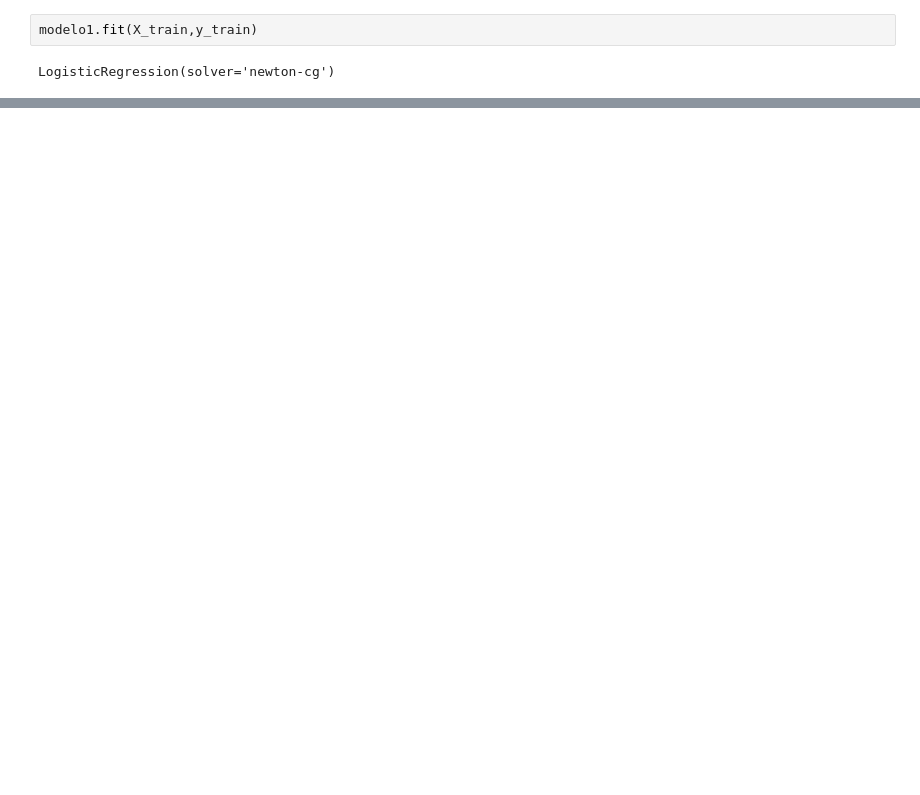
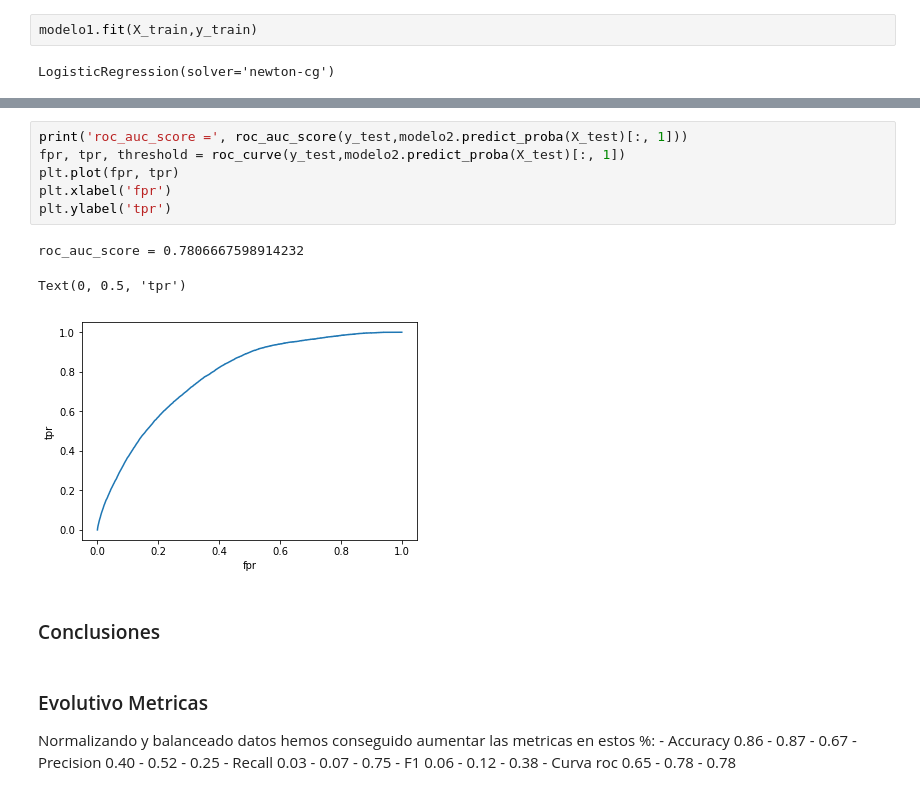
Before and after one commit to romayana/Financial-Product-Sales-Forecast-Model, a Jupyter notebook: Python Codes/Estado del Arte.ipynb, the cells around one changed output, grey strips where cells are left out. Drawn from its saved outputs; the diff is of its cells as text; blank space fills up the shorter version.

```diff
--- a/Python Codes/Estado del Arte.ipynb
+++ b/Python Codes/Estado del Arte.ipynb
@@ -365,0 +490,21 @@ Text(0, 0.5, 'tpr')
+# %%
+print('roc_auc_score =', roc_auc_score(y_test,modelo2.predict_proba(X_test)[:, 1]))
+fpr, tpr, threshold = roc_curve(y_test,modelo2.predict_proba(X_test)[:, 1])
+plt.plot(fpr, tpr)
+plt.xlabel('fpr')
+plt.ylabel('tpr')
+# %% [output]
+roc_auc_score = 0.7806667598914232
+Text(0, 0.5, 'tpr')
+[figure, added]
+# %% [markdown]
+### Conclusiones
+# %% [markdown]
+### Evolutivo Metricas
+
+Normalizando y balanceado datos hemos conseguido aumentar las metricas en estos %:
+    - Accuracy  0.86 - 0.87 - 0.67
+    - Precision 0.40 - 0.52 - 0.25
+    - Recall    0.03 - 0.07 - 0.75
+    - F1        0.06 - 0.12 - 0.38
+    - Curva roc 0.65 - 0.78 - 0.78
```
Also changed, not shown: parts of 29 cells of this notebook, 3 other files.
